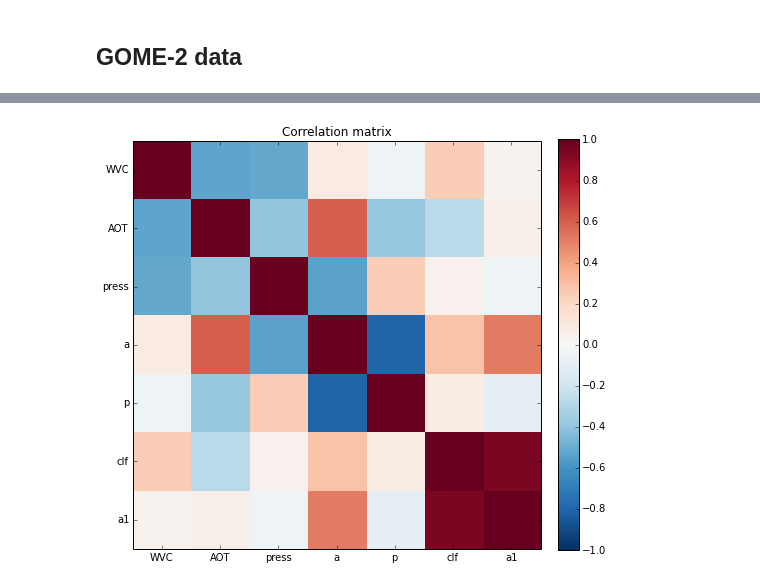
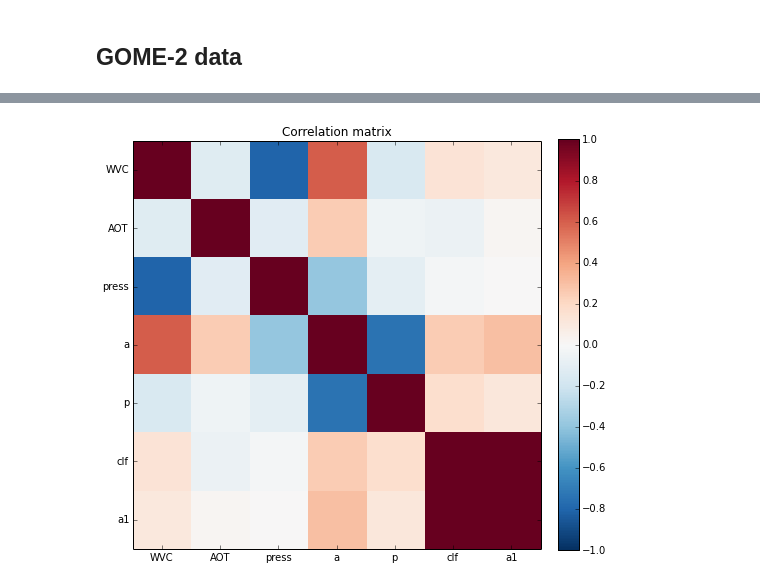
Before and after one commit to malapradej/Fluorescence_PhD, a Jupyter notebook: DASF/DASF_WB6_Retrievals_over_Amazon_min_weights.ipynb, the cells around one changed output, grey strips where cells are left out. Drawn from its saved outputs; the diff is of its cells as text; code cells hidden in the pictures.

Commit message:
WB6 can loop over full Amazon dataset. Also added a QGIS script for plotting parameters against eachother.

```diff
--- a/DASF/DASF_WB6_Retrievals_over_Amazon_min_weights.ipynb
+++ b/DASF/DASF_WB6_Retrievals_over_Amazon_min_weights.ipynb
@@ -419,7 +437,7 @@ dic = pickle.load(open(path, 'rb'))
 # select sequence number of obs
 
 # select the obs number from this filtered list above
-n = 81
+n = 97
 
 # select obs which conform to this less than this clf
 clf_thresh = 0.2
@@ -446,32 +464,28 @@ lam_gome = dic['Lam'][i]
 clf_prior = dic['Cloud_frac'][i]
 
 a_prior = 0.5
-a_var = 0.5
+a_var = 2.0
 p_prior = 0.5
-p_var = 0.5
+p_var = 2.0
 a1_prior = -30
 a1_var = 10
 
 
 # load the emulator wavelengths
-fns = '../../Data/LUT/lhd1000_valid_ap_realistic/21_15_19_0.50970436_0.07229065_16.37942169_1001.99633933_0.36659157_0.624668.p'
 lam_emu = np.arange(680., 755.05, 0.05)#pickle.load(open(fns, 'rb'))['lam']
 
 # print the lat and lon
 lat = dic['Lat'][i]
 lon = dic['Lon'][i]
 print 'Lat: %.4f, Lon: %.4f' % (lat, lon)
-print (lon, lat)
+print (lat, lon)
 
 
 # Read in the raster datasets and get values at coordinate
-# load SeaWifs AOT 5 year dataset as this is the only one with sufficient data over the Amazon to warrant inclusion
 # January is the Amazon wet season which makes observations relatively difficult althoug Burning Aerosols can be
 # expected to be lower. Thus global average will be used in places with no AOD information.
 # load ERA-interim WVC and press datasets of the day to start off
 # test these first....
-
-#lat, lon = (-1.5, -70.5)
 
 # MODIS AOT daily
 fn = '../../Data/MODIS/Combined/MODIS_AOT_combined_grid_day.tiff'
@@ -530,25 +544,6 @@ if AOT_var == 0.0:
 
 AOT_var = AOT_var**2.
 
-
-# # SeaWifs AOD
-# fn = '../../Data/SeaWIFS/Aerosols/SeaWifs_AOT_combined_5_year.tiff'
-
-# src_ds=gdal.Open(fn)
-# gt=src_ds.GetGeoTransform()
-# rb1=src_ds.GetRasterBand(1)
-# rb2=src_ds.GetRasterBand(2)
-
-# px = int((lon - gt[0]) / gt[1]) #x pixel
-# py = int((lat - gt[3]) / gt[5]) #y pixel
-
-# AOT_prior=rb1.ReadAsArray(px,py,1,1)[0][0]
-# AOT_var=rb2.ReadAsArray(px,py,1,1)[0][0]**2.
-
-# if np.isnan(AOT_prior):
-#     AOT_prior = 0.05
-#     AOT_var = 0.03**2.
-
 # MODIS WVC daily
 fn = '../../Data/MODIS/Combined/MODIS_WVC_combined_grid_day.tiff'
 
@@ -595,7 +590,7 @@ if WVC_prior == -9999:
         WVC_prior=rb1.ReadAsArray(px,py,1,1)[0][0]
         WVC_var=rb2.ReadAsArray(px,py,1,1)[0][0]
 
-        # ERA-Interim press
+        # ERA-Interim wvc
         if WVC_prior == -9999:
             fn = '../../Data/ERA-Interim/Era_interim_press_wvc.tiff'
 
@@ -618,8 +613,6 @@ if WVC_prior == -9999:
 
 WVC_var = WVC_var**2.
 
-
-
 # ERA-Interim press
 fn = '../../Data/ERA-Interim/Era_interim_press_wvc.tiff'
 
@@ -634,32 +627,15 @@ py = int((lat - gt[3]) / gt[5]) #y pixel
 press_prior=rb1.ReadAsArray(px,py,1,1)[0][0]
 press_var = (10.0)**2
 
-#WVC_prior=rb2.ReadAsArray(px,py,1,1)[0][0]
-
-
 # priors variances are based on the following:
-# MODIS AOD +-0.05 +-0.2*tau (Chu et al. 2002)
-# MODIS WV std 2.2mm (Li, Muller & Cross, 2003)
 # NCEP and ERA-Interim press unknown...
 # FRESCO vs FRESCO+ clf std 0.023 (Tuinder et al 2010) but expected accuracy <10% (Valks et al 2013)
 
-
-#AOT_prior = 0.13
-#AOT_var = (0.04)**2
-#WVC_prior = 47.99
-#WVC_var = (10.0)**2
-#press_prior = 1005.3
 press_var = (10.0)**2
 # clf_prior = 0.25
 clf_var = (0.05)**2
 
 # round to closest value
-
-# AOT = dic['AOT']
-# WVC = dic['WVC']
-# press = dic['press']
-# a = dic['a']
-# p = dic['p']
 szar = int(round(sza, -1))
 vzar = int(round(vza, -1))
 raas = range(0, 195, 15)
@@ -699,7 +675,6 @@ mean_toa_refl = grp['mean_toa_refl'][:]
 mean_toa_lam = np.arange(540., 800.05, 0.05)
 mean_toa_refl_emu = (interp1d(mean_toa_lam, mean_toa_refl,kind='linear'))(lam_emu)
 mean_toa_refl = (interp1d(mean_toa_lam, mean_toa_refl,kind='linear'))(lam_gome)
-
 
 def cost(paras, sza, vza, raa, alt, toa_refl_gome, lam_gome, lam_emu, pcas, snr, WVCe, WVCv, AOTe, AOTv,\
          presse, pressv, ae, av, pe, pv, clfe, clfv, a1e, a1v):
@@ -777,11 +752,17 @@ a1r = solv_paras['x'][6]
 err = solv_paras['fun']
 succ = solv_paras['success']
 
-surf_refl_fun = lambda a, p, w: a * w / (1. - p * w)
+surf_refl_fun = lambda w, a, p: a * w / (1. - p * w)
 dasf_fun = lambda a, p: a / (1. - p)
 
-# dasf_true = dasf_fun(a, p)
 dasf_pred = dasf_fun(ar, pr)
+
+# do a simple curve fit to get DASF without atm and cloud correction
+popt, pcov = optimize.curve_fit(surf_refl_fun, w, toa_refl_gome)
+a_s, p_s = popt[0], popt[1]
+a_v, p_v = pcov[0,0], pcov[1,1]
+dasf_simple = dasf_fun(a_s, p_s)
+
 
 # calculate the Hessian for the std of the posterior
 import numdifftools as nd
@@ -792,7 +773,6 @@ args = (szar, vzar, raar, alt, toa_refl_gome, lam_gome, lam_emu, pcas, snr, WVC_
 H = hes(x, szar, vzar, raar, alt, toa_refl_gome, lam_gome, lam_emu, pcas, snr, WVC_prior, WVC_var, AOT_prior, AOT_var,\
          press_prior, press_var, a_prior, a_var, p_prior, p_var, clf_prior, clf_var, a1_prior, a1_var)
 Cov = np.linalg.inv(H[0])
-# Cov = np.linalg.inv(-H[0])
 post_std = np.sqrt(np.diag(Cov))
 WVCs, AOTs, presss, ass, ps, clfs, a1s = post_std
 
@@ -801,8 +781,17 @@ D = np.eye(7)*np.sqrt ( Cov.diagonal() )
 R = np.linalg.inv ( D )
 corr =  R.dot(Cov.dot(R))
 
+toa_refl_pred = emu.predict((WVCr, AOTr, alt, pressr, ar, pr))[0] + mean_toa_refl_emu
+toa_refl_pred = (interp1d(lam_emu, toa_refl_pred, kind='linear'))(lam_gome)
+toa_refl_pred = (1. - clfr)*toa_refl_pred + clfr*a1r*pcas[0]
+
+# RMSE of obs and model
+rmse = np.sqrt(np.sum((toa_refl_pred - toa_refl_gome)**2./len(toa_refl_pred)))
+
+# print values
 print 'solver success: %s' % succ
-print 'cost: %.4f' % err
+print 'J cost: %.4f' % err
+print 'RMSE:   %.4f' % rmse
 print 'sza: %s, vza: %s, raa: %s, alt: %s km' % (sza, vza, raa, alt)
 print '-'*50
 print 'Prior parameters (mean, std)'
@@ -817,12 +806,13 @@ print 'clf: %5.4f, AOT: %5.4f, WVC: %7.4f kg/m2, press: %9.4f hPa, a:   %5.4f,
 print 'std: %5.4f, std: %5.4f, std: %7.4f kg/m2, std:   %9.4f hPa,std:  %5.4f, std: %5.4f' % \
         (clfs, AOTs, WVCs, presss, ass, ps )
 print '-'*50
+print 'Simple solution (mean, std)'
+print ' '*67, 'a:   %5.4f,   p: %5.4f, DASF: %5.4f' % (a_s, p_s, dasf_simple)
+print ' '*66, 'std:  %5.4f, std: %5.4f' % (np.sqrt(a_v), np.sqrt(p_v))
+print '-'*50
 #print solv_paras
 
 # plot the spectra true and retrieved
-toa_refl_pred = emu.predict((WVCr, AOTr, alt, pressr, ar, pr))[0] + mean_toa_refl_emu
-toa_refl_pred = (interp1d(lam_emu, toa_refl_pred, kind='linear'))(lam_gome)
-toa_refl_pred = (1. - clfr)*toa_refl_pred + clfr*a1r*pcas[0]
 plt.figure(figsize=(10,7))
 plt.plot(lam_gome, toa_refl_pred, label='retrieved TOA refl.')
 plt.plot(lam_gome, toa_refl_gome, label='true TOA refl.')
@@ -830,16 +820,16 @@ leafw = np.loadtxt('leaf_spectrum.txt')
 lam_leaf = leafw[:,0]
 leafw = leafw[:,1] + leafw[:,2]
 w = (interp1d(lam_leaf, leafw, kind='linear'))(lam_gome)
-surf_refl_retr = surf_refl_fun(ar, pr, w)
-# surf_refl = surf_refl_fun(a, p, w)
+surf_refl_retr = surf_refl_fun(w, ar, pr)
+surf_refl_simple = surf_refl_fun(w, a_s, p_s)
 plt.plot(lam_gome, surf_refl_retr, label='retrieved surf refl.')
-# plt.plot(lam_gome, surf_refl, label='true surf refl.')
+plt.plot(lam_gome, surf_refl_simple, label='simple surf refl.')
 plt.title('Comparing retrieved and true TOA and surface refl.')
 plt.legend(loc='best')
 plt.xlabel('wavelength (nm)')
 plt.ylabel('Reflectance')
 
-# plot the correlation matrix and print values
+# plot the correlation matrix
 plt.figure(figsize=(8,8))
 plt.imshow(corr,interpolation='nearest', cmap=plt.cm.RdBu_r, vmax=1, vmin=-1)
 plt.title('Correlation matrix')
@@ -870 +860 @@ clf: 0.0728, AOT: 0.0971, WVC: 50.3453 kg/m2, press:  878.6305 hPa, a:   0.0367,
-[figure, old version]
+[figure, new version]
```
Also changed, not shown: parts of 15 cells of this notebook, 1 other file.
